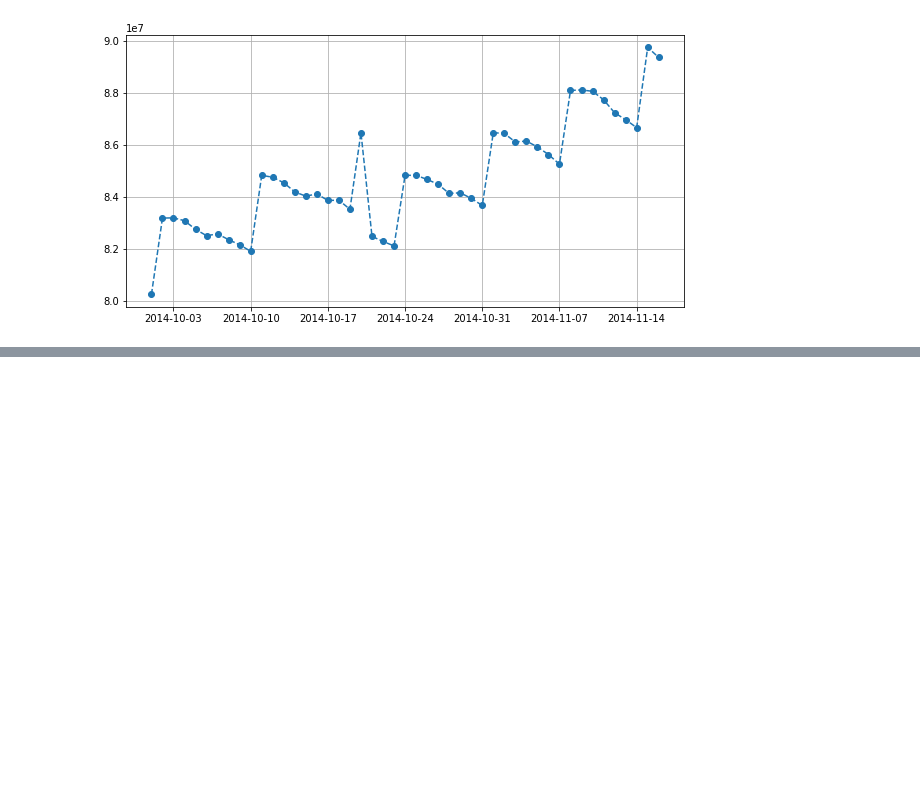
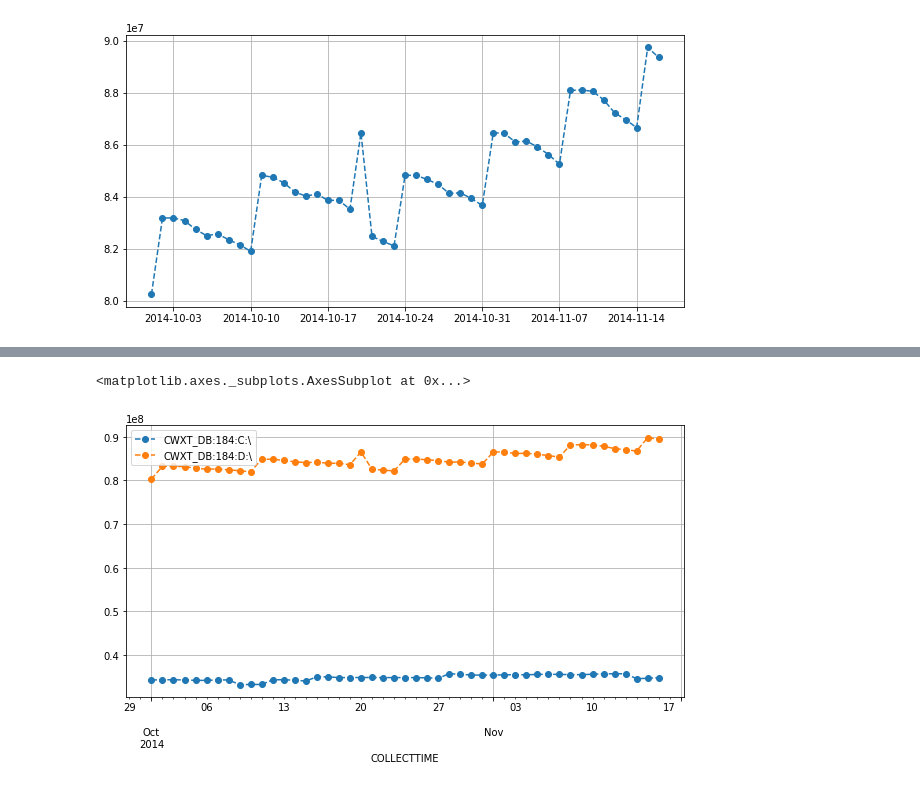
Before and after one commit to longfengpili/Python-Practice-of-Data-Analysis-and-Mining, a Jupyter notebook: chapter11应用系统负载分析与磁盘容量预测.ipynb, the cells around one changed output, grey strips where cells are left out. Drawn from its saved outputs; the diff is of its cells as text; code cells hidden in the pictures; blank space fills up the shorter version.

```diff
--- a/chapter11应用系统负载分析与磁盘容量预测.ipynb
+++ b/chapter11应用系统负载分析与磁盘容量预测.ipynb
@@ -73,0 +37,14 @@ dtype: float64
+# %%
+def attr_trans(x):
+    result_trans = Series(index=['SYS_NAME','CWXT_DB:184:C:\\','CWXT_DB:184:D:\\','COLLECTTIME'])
+    result_trans['SYS_NAME'] = x['SYS_NAME'].iloc[0]
+    result_trans['COLLECTTIME'] = x['COLLECTTIME'].iloc[0]
+    result_trans['CWXT_DB:184:C:\\'] = x['VALUE'].iloc[0]
+    result_trans['CWXT_DB:184:D:\\'] = x['VALUE'].iloc[1]
+
+    return result_trans
+
+x = result_all.groupby('COLLECTTIME')
+# %%
+result_t = result_all.groupby('COLLECTTIME').apply(attr_trans)
+result_t[:5]
@@ -73,0 +59,5 @@ dtype: float64
+# %%
+result_t.loc[:,['CWXT_DB:184:C:\\','CWXT_DB:184:D:\\']].plot(kind='line',style='o--',grid=True,figsize=(10,5))
+# %% [output]
+<matplotlib.axes._subplots.AxesSubplot at 0x...>
+[figure, added]
```
Also changed, not shown: parts of 3 cells of this notebook.
